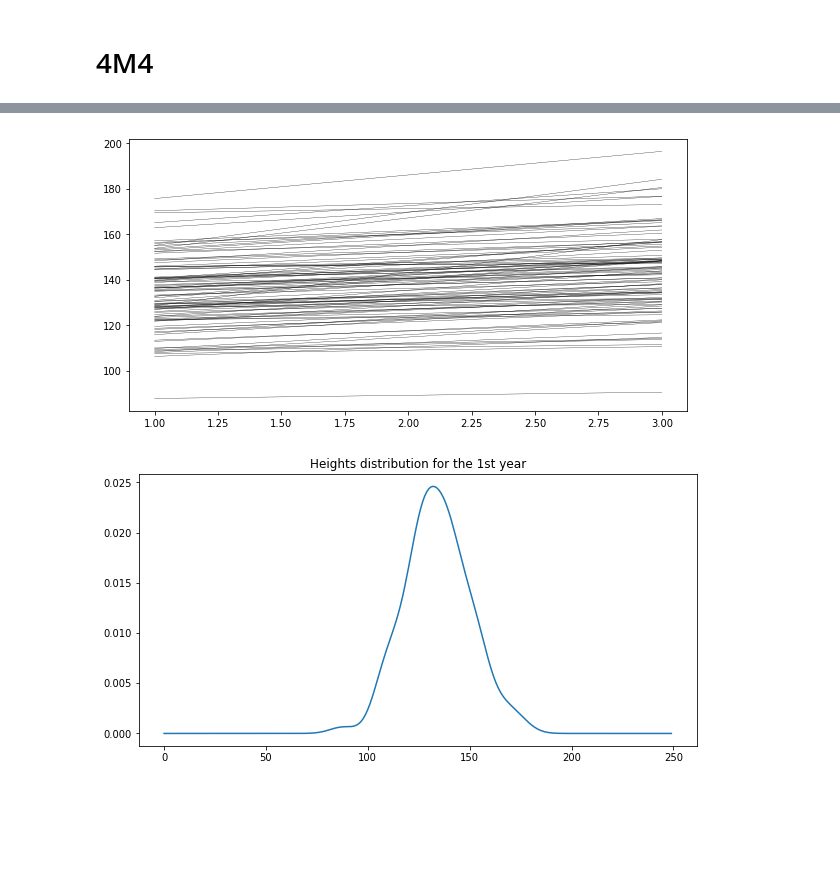
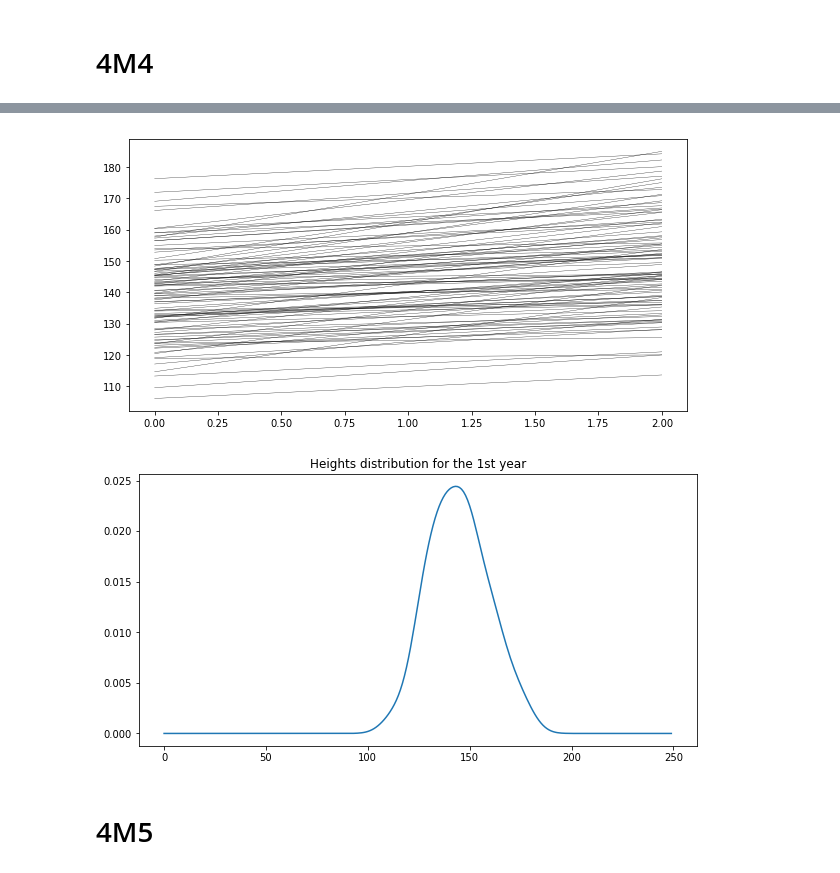
Before and after one commit to DaryaChaplygina/BioInf2018, a Jupyter notebook: Statistics II/HW2.ipynb, the cells around one changed output, grey strips where cells are left out. Drawn from its saved outputs; the diff is of its cells as text; code cells hidden in the pictures; blank space fills up the shorter version.

```diff
--- a/Statistics II/HW2.ipynb
+++ b/Statistics II/HW2.ipynb
@@ -8,7 +8,7 @@ from matplotlib import pyplot as plt
 # %%
 def plot_estimations(alpha, beta):
     plt.figure(figsize=(10, 5))
-    plt.plot(range(1, 4), [alpha * x + beta for x in range(1, 4)], lw=0.3, c='black')
+    plt.plot(range(3), [alpha * x + beta for x in range(3)], lw=0.3, c='black')
     plt.show()
 
     plt.figure(figsize=(10, 5))
@@ -28,7 +28,9 @@ plot_estimations(alpha, beta)
 # %%
 alpha1 = np.random.chisquare(5, N)
-beta1 = np.random.normal(130, 15, N)
+beta1 = np.random.normal(140, 15, N)
 plot_estimations(alpha1, beta1)
 # %% [output]
-[figure, old version]
+[figure, new version]
-[figure, old version]
+[figure, new version]
+# %% [markdown]
+# 4M5
```
Also changed, not shown: parts of 4 cells of this notebook.
